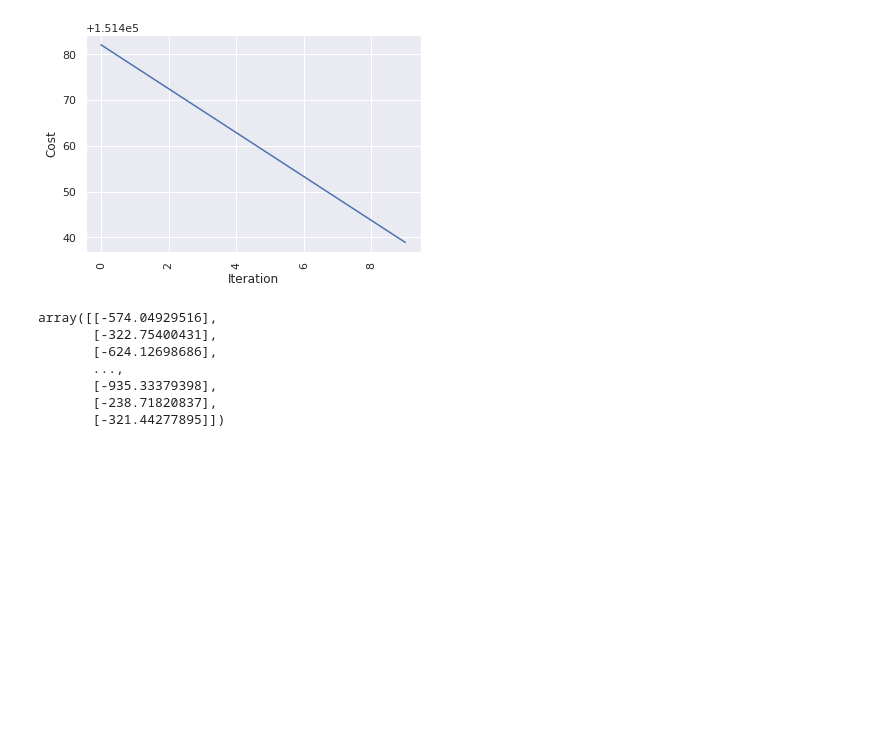
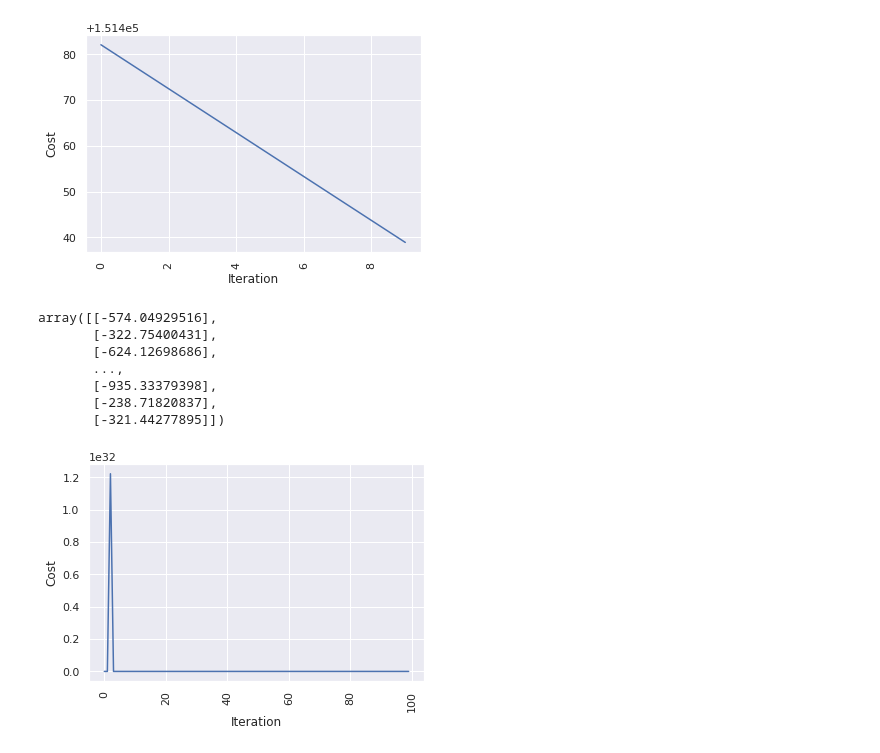
Before and after one commit to manohiro/diveintocode-term2, a Jupyter notebook: Sprint10/Class_test4.ipynb, the cells around one changed output. Cells and saved outputs as stored; diff of their text form; code cells hidden in the pictures; blank space fills up the shorter version.

```diff
--- a/Sprint10/Class_test4.ipynb
+++ b/Sprint10/Class_test4.ipynb
@@ -35,7 +35,7 @@ class ScratchDeepNeuralNetrowkRegressor:
     Attributes
     ----------
     """
-    def __init__(self, verbose=True, lr=1e-20, num_epoch=10, batch_size=10, sigma=1e-4, n_nodes1=10, n_nodes2=5, n_output=1):
+    def __init__(self, verbose=True, lr=1e-4, num_epoch=100, batch_size=1460, sigma=1e-4, n_nodes1=10, n_nodes2=5, n_output=1):
         self.verbose = verbose
         self.lr = lr
         self.num_epoch = num_epoch # epoch回数
@@ -65,7 +65,7 @@ class ScratchDeepNeuralNetrowkRegressor:
         y = np.array(y)
 
         # ミニバッチ生成
-        get_mini_batch = GetMiniBatch(X, y, batch_size=10)
+        get_mini_batch = GetMiniBatch(X, y, batch_size=self.batch_size)
 
         """
         初期化処理
@@ -105,7 +105,7 @@ class ScratchDeepNeuralNetrowkRegressor:
                 dZ0 = self.FC1.backward(dA1) # dZ0は使用しない
 
             # 平均二乗誤差
-            loss = MSE.calculation(Z3)
+            loss = MSE.calculation(dA3)
             self.cost.append(loss)
 
     def predict(self, X):
@@ -485,3 +485,19 @@ array([[-574.04929516],
        [-935.33379398],
        [-238.71820837],
        [-321.44277895]])
+# %%
+NW2 = ScratchDeepNeuralNetrowkRegressor()
+# %%
+NW2.fit(X, y)
+# %%
+import matplotlib.pyplot as plt
+import seaborn as sns
+sns.set()
+
+plt.plot(NW2.cost)
+plt.xlabel("Iteration")
+plt.ylabel("Cost")
+plt.xticks(rotation="vertical")
+plt.show()
+# %% [output]
+[figure, added]
```
Also changed, not shown: parts of 3 cells of this notebook, 5 other files.
